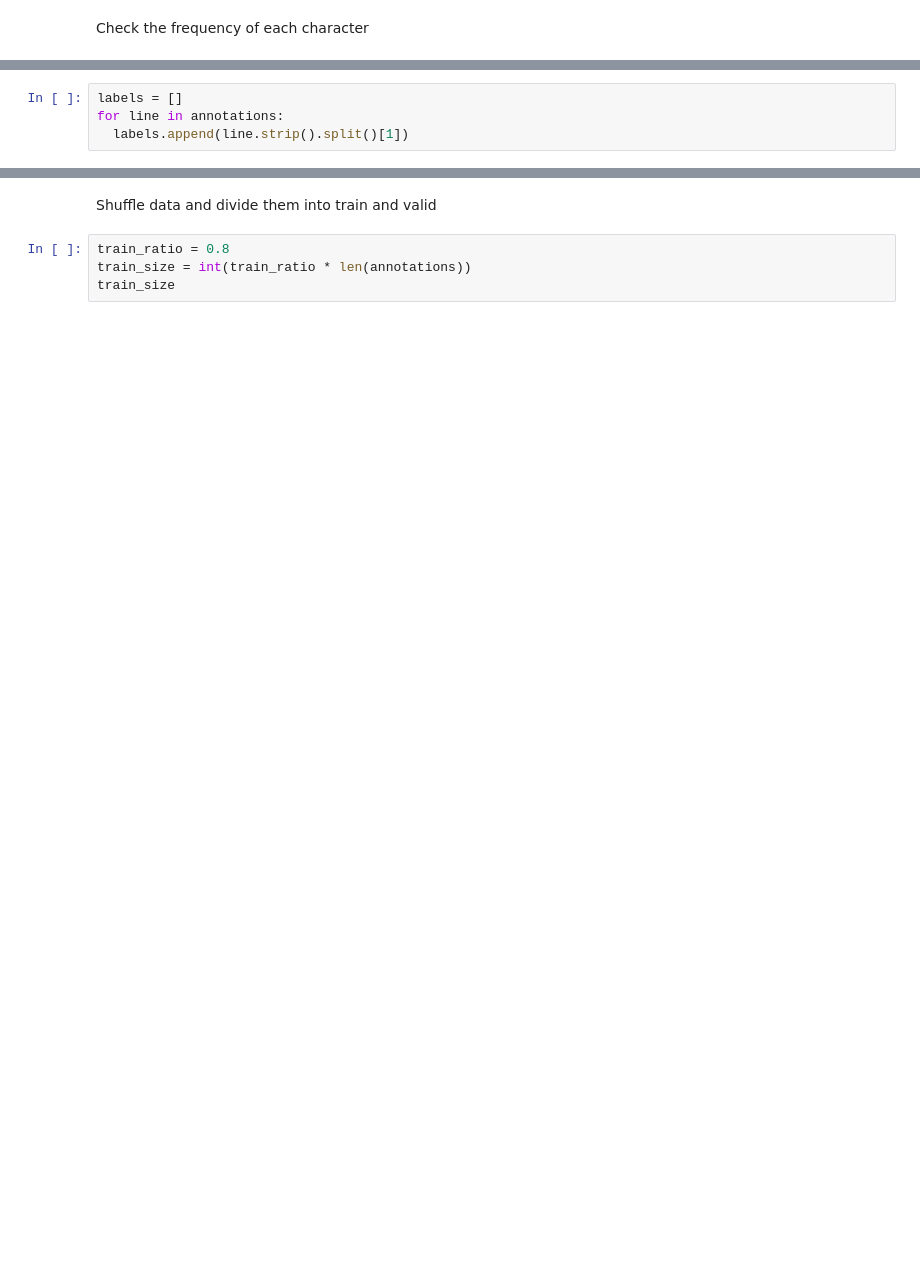
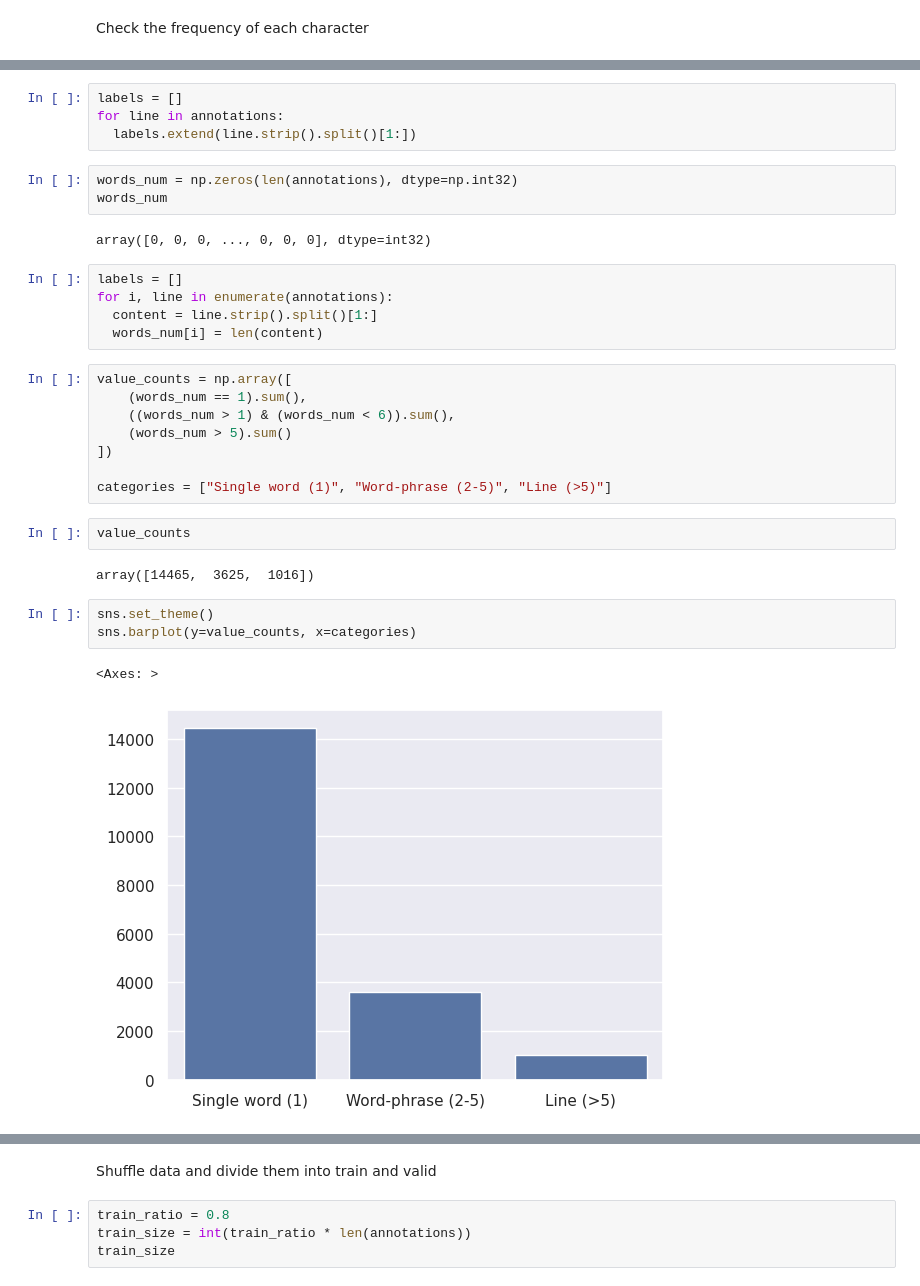
Before and after one commit to lightx26/VOCR-Training, a Jupyter notebook: ocr_training.ipynb, the cells around one changed output, grey strips where cells are left out. Saved outputs shown, nothing was run; the diff lists cells and outputs as text; blank space fills up the shorter version.

```diff
--- a/ocr_training.ipynb
+++ b/ocr_training.ipynb
@@ -117,7 +130,35 @@ Check the frequency of each character
 # %%
 labels = []
 for line in annotations:
-  labels.append(line.strip().split()[1])
+  labels.extend(line.strip().split()[1:])
+# %%
+words_num = np.zeros(len(annotations), dtype=np.int32)
+words_num
+# %% [output]
+array([0, 0, 0, ..., 0, 0, 0], dtype=int32)
+# %%
+labels = []
+for i, line in enumerate(annotations):
+  content = line.strip().split()[1:]
+  words_num[i] = len(content)
+# %%
+value_counts = np.array([
+    (words_num == 1).sum(),
+    ((words_num > 1) & (words_num < 6)).sum(),
+    (words_num > 5).sum()
+])
+
+categories = ["Single word (1)", "Word-phrase (2-5)", "Line (>5)"]
+# %%
+value_counts
+# %% [output]
+array([14465,  3625,  1016])
+# %%
+sns.set_theme()
+sns.barplot(y=value_counts, x=categories)
+# %% [output]
+<Axes: >
+[figure, added]
 # %%
 from itertools import chain
 from_iterable = chain.from_iterable(labels)
```
Also changed, not shown: parts of 33 cells of this notebook.
